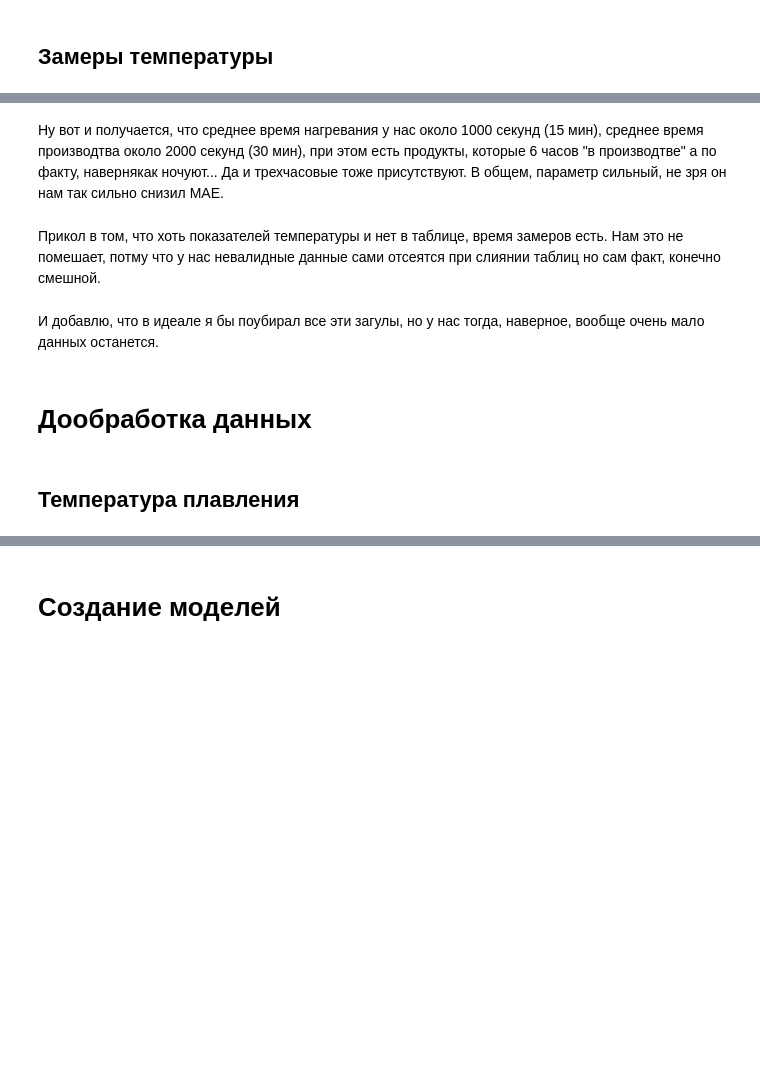
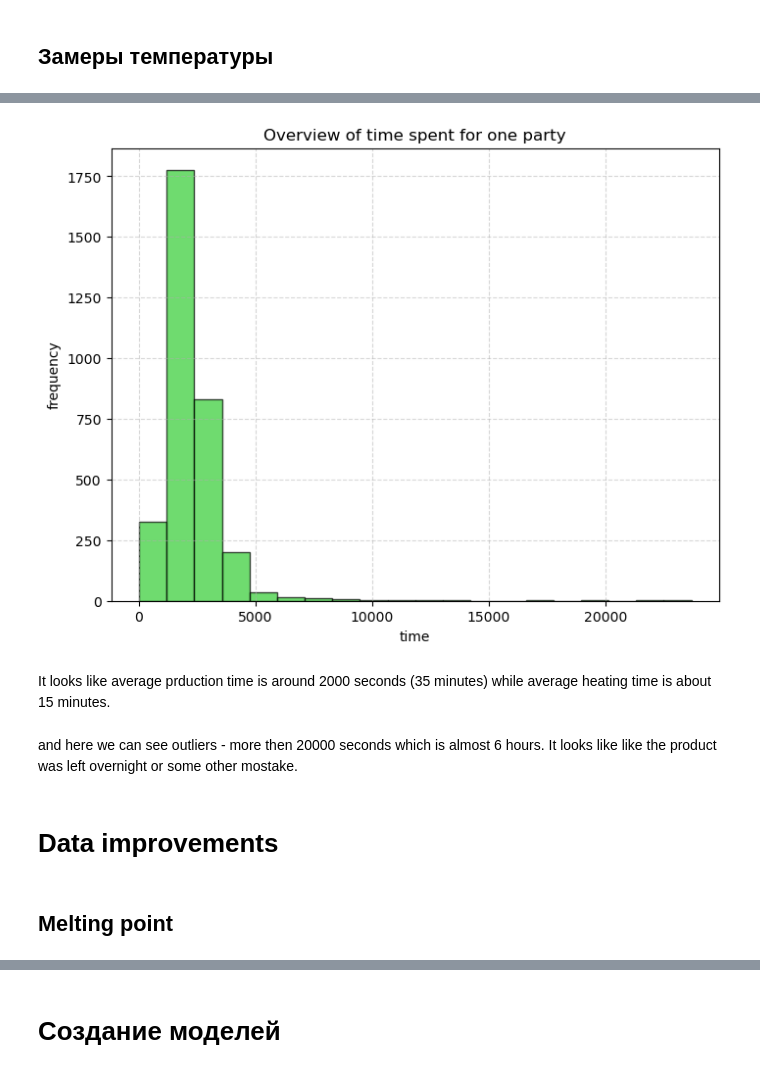
Before and after one commit to AndreiChernovJr/arc_temperature_prediction_model, a Jupyter notebook: arc_model_eng_naked.ipynb, the cells around one changed output, grey strips where cells are left out. Saved outputs shown, nothing was run; the diff lists cells and outputs as text; code cells hidden in the pictures; blank space fills up the shorter version.

```diff
--- a/arc_model_eng_naked.ipynb
+++ b/arc_model_eng_naked.ipynb
@@ -113,7 +172,8 @@ plt.show()
 # %%
 try:
-    temp = pd.read_csv('/Users/BrightFuture/Desktop/Projects/Final project industry/data/data_temp_new.csv')
+    temp = pd.read_csv('data/data_temp_new.csv')
 except FileNotFoundError:
     print('Error: File not found. Please provide the correct file path.')
 # %%
+temp.columns = ['key', 'measure_time', 'temperature']
 display(temp)
@@ -323,6 +666,6 @@ print(temperatures)
 # %%
-start_temp_time = temp.groupby('key')['Время замера'].first()
-end_temp_time = temp.groupby('key')['Время замера'].last()
+start_temp_time = temp.groupby('key')['measure_time'].first()
+end_temp_time = temp.groupby('key')['measure_time'].last()
 temperatures_time = pd.concat([start_temp_time, end_temp_time], axis=1)
 temperatures_time.columns = ['first_measure', 'last_measure']
 print(temperatures_time)
@@ -341,21 +732,21 @@ print(temperatures_time)
 # %%
 plt.figure(figsize=(8, 6))
 plt.hist(temperatures_time, bins=20, color='limegreen', edgecolor='black', alpha=0.7)
 
-plt.xlabel('Время')
-plt.ylabel('Частота')
-plt.title('Обзор Времени затрачиваемого на одну партию')
+plt.xlabel('time')
+plt.ylabel('frequency')
+plt.title('Overview of time spent for one party')
 plt.grid(True, linestyle='--', alpha=0.5)
 plt.show()
+# %% [output]
+[figure, added]
-# %% [markdown]
-Ну вот и получается, что среднее время нагревания у нас около 1000 секунд (15 мин), среднее время производтва около 2000 секунд (30 мин), при этом есть продукты, которые 6 часов "в производтве" а по факту, навернякак ночуют... Да и трехчасовые тоже присутствуют. В общем, параметр сильный, не зря он нам так сильно снизил MAE.
-# %% [markdown]
-Прикол в том, что  хоть показателей температуры и нет в таблице, время замеров есть. Нам это не помешает, потму что у нас невалидные данные сами отсеятся при слиянии таблиц но сам факт, конечно смешной.
-# %% [markdown]
-И добавлю, что в идеале я бы поубирал все эти загулы, но у нас тогда, наверное, вообще очень мало данных останется.
+# %% [markdown]
+It looks like average prduction time is around 2000 seconds (35 minutes) while average heating time is about 15 minutes.
+# %% [markdown]
+and here we can see outliers - more then 20000 seconds which is almost 6 hours. It looks like like the product was left overnight or some other mostake.
 # %% [markdown]
-# Дообработка данных
+# Data improvements
 # %% [markdown]
-## Температура плавления
+## Melting point
 # %%
 plt.figure(figsize=(8, 6))
```
Also changed, not shown: parts of 126 cells of this notebook.
